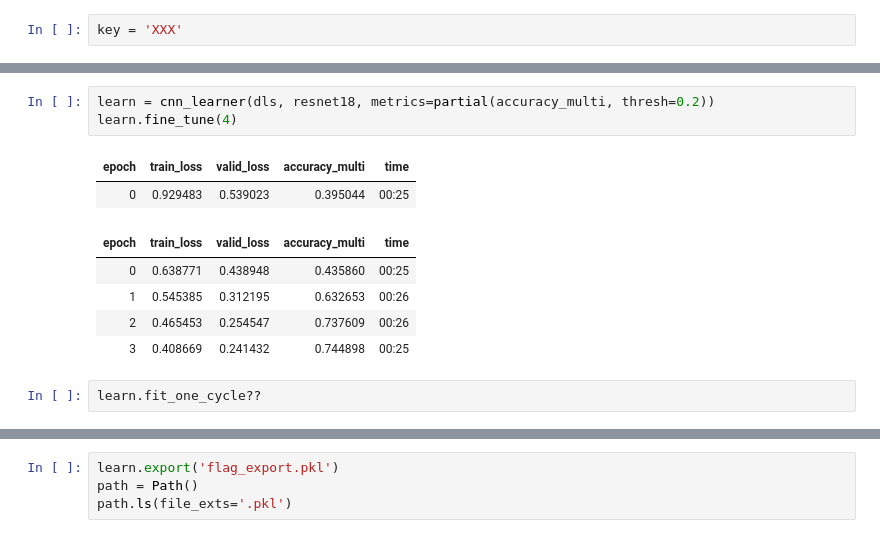
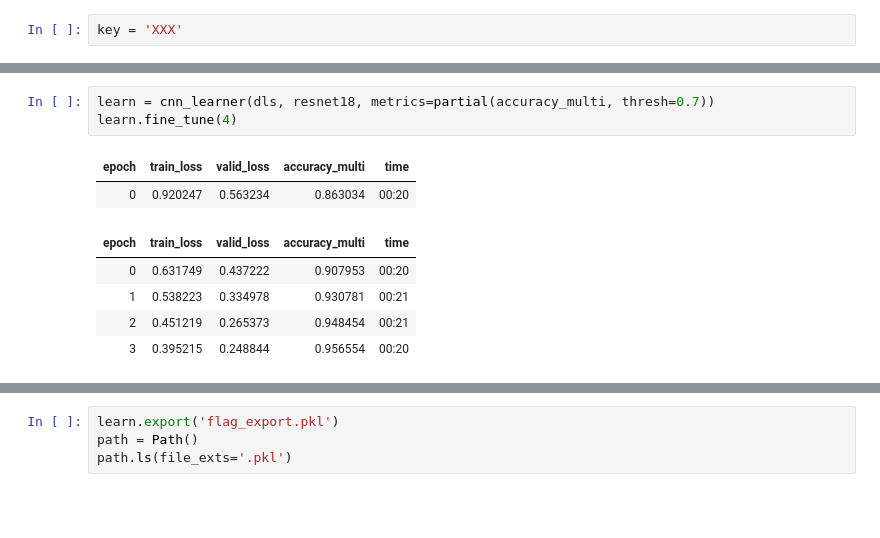
Before and after one commit to phoughton/ensign_multicat, a Jupyter notebook: ensign_multicat_trainer.ipynb, the cells around one changed output, grey strips where cells are left out. Saved outputs shown, nothing was run; the diff lists cells and outputs as text; blank space fills up the shorter version.

```diff
--- a/ensign_multicat_trainer.ipynb
+++ b/ensign_multicat_trainer.ipynb
@@ -99,13 +177,11 @@ dls.valid.show_batch(max_n=12, nrows=2)
 # %%
-learn = cnn_learner(dls, resnet18, metrics=partial(accuracy_multi, thresh=0.2))
+learn = cnn_learner(dls, resnet18, metrics=partial(accuracy_multi, thresh=0.7))
 learn.fine_tune(4)
 # %% [output]
 | epoch | train_loss | valid_loss | accuracy_multi | time |
-| 0 | 0.929483 | 0.539023 | 0.395044 | 00:25 |
+| 0 | 0.920247 | 0.563234 | 0.863034 | 00:20 |
 | epoch | train_loss | valid_loss | accuracy_multi | time |
-| 0 | 0.638771 | 0.438948 | 0.435860 | 00:25 |
-| 1 | 0.545385 | 0.312195 | 0.632653 | 00:26 |
-| 2 | 0.465453 | 0.254547 | 0.737609 | 00:26 |
-| 3 | 0.408669 | 0.241432 | 0.744898 | 00:25 |
+| 0 | 0.631749 | 0.437222 | 0.907953 | 00:20 |
+| 1 | 0.538223 | 0.334978 | 0.930781 | 00:21 |
+| 2 | 0.451219 | 0.265373 | 0.948454 | 00:21 |
+| 3 | 0.395215 | 0.248844 | 0.956554 | 00:20 |
-# %%
-learn.fit_one_cycle??
```
Also changed, not shown: parts of 21 cells of this notebook.
